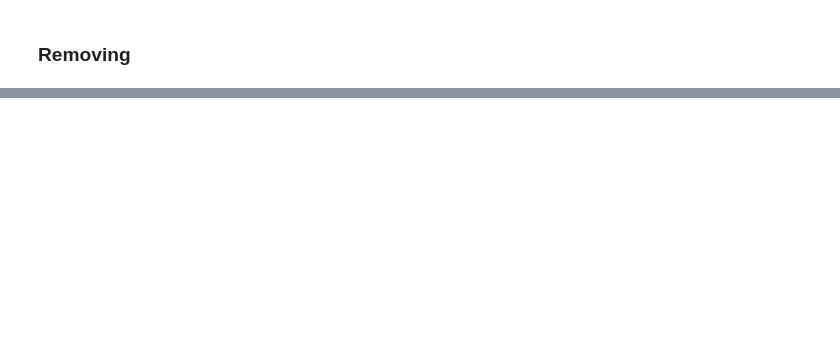
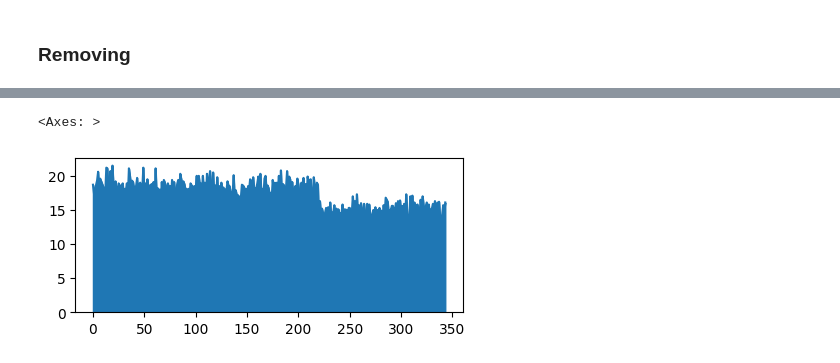
Before and after one commit to anjali8922/digipodium, a Jupyter notebook: data analysis/pandas.ipynb, the cells around one changed output, grey strips where cells are left out. Cells and saved outputs as stored; diff of their text form; code cells hidden in the pictures; blank space fills up the shorter version.

```diff
--- a/data analysis/pandas.ipynb
+++ b/data analysis/pandas.ipynb
@@ -238,0 +236,5 @@ data
+# %%
+penguins['bill_depth_mm'].plot(kind='area',figsize=(5,2))
+# %% [output]
+<Axes: >
+[figure, added]
```
Also changed, not shown: parts of 92 cells of this notebook.
